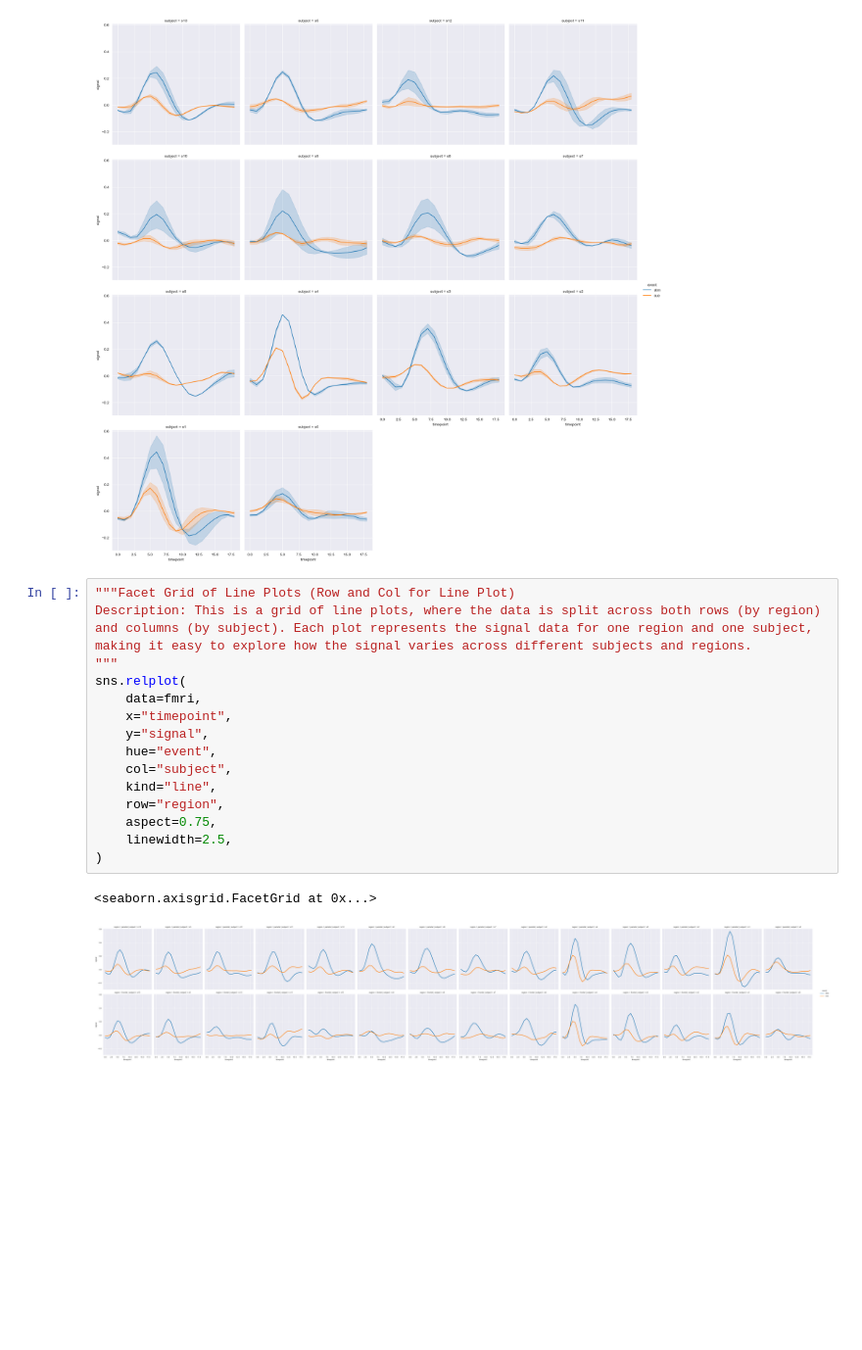
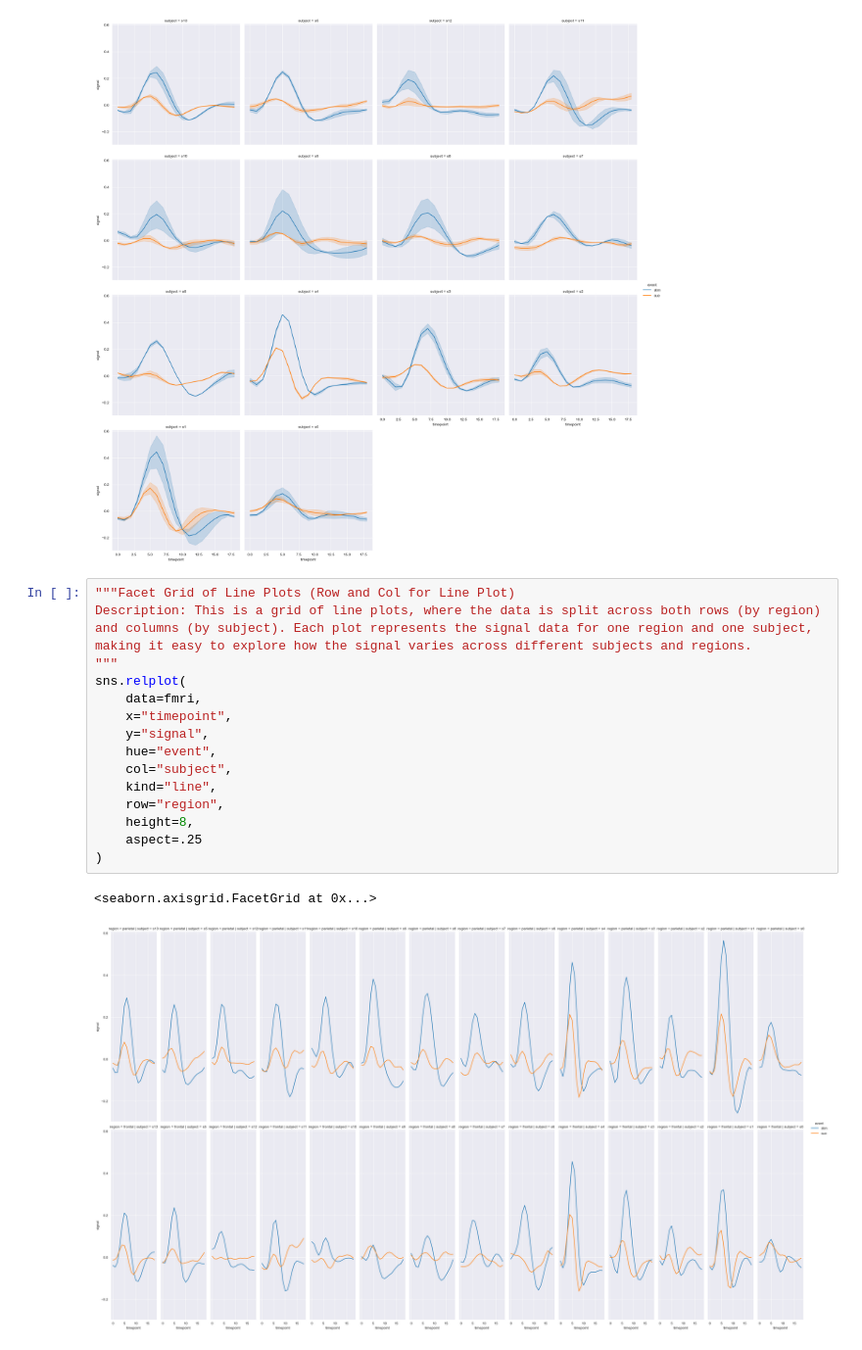
Before and after one commit to ebrahimhossaincse/Seaborn-Fundamentals, a Jupyter notebook: basics/Relational_Plots.ipynb, the cells around one changed output. Shown at 98% size. Cells and saved outputs as stored; diff of their text form; blank space fills up the shorter version.

Commit message:
relational plot examples

```diff
--- a/basics/Relational_Plots.ipynb
+++ b/basics/Relational_Plots.ipynb
@@ -237,21 +237,21 @@ sns.relplot(
 # %%
 """Facet Grid of Line Plots (Row and Col for Line Plot)
 Description: This is a grid of line plots, where the data is split across both rows (by region) and columns (by subject). Each plot represents the signal data for one region and one subject, making it easy to explore how the signal varies across different subjects and regions.
 """
 sns.relplot(
     data=fmri,
     x="timepoint",
     y="signal",
     hue="event",
     col="subject",
     kind="line",
     row="region",
-    aspect=0.75,
-    linewidth=2.5,
+    height=8,
+    aspect=.25
 )
 # %% [output]
 <seaborn.axisgrid.FacetGrid at 0x...>
-[figure, old version]
+[figure, new version]
 # %%
 """Line Plot with Faceted Grids (For Multiple Categories)
 Description: This example extends the grid layout with custom height and aspect ratios, ensuring that the plots have a good balance between readability and the number of subplots. It’s a useful technique when dealing with multi-level categorical variables.
```
Also changed, not shown: parts of 4 cells of this notebook, 1 other file.
